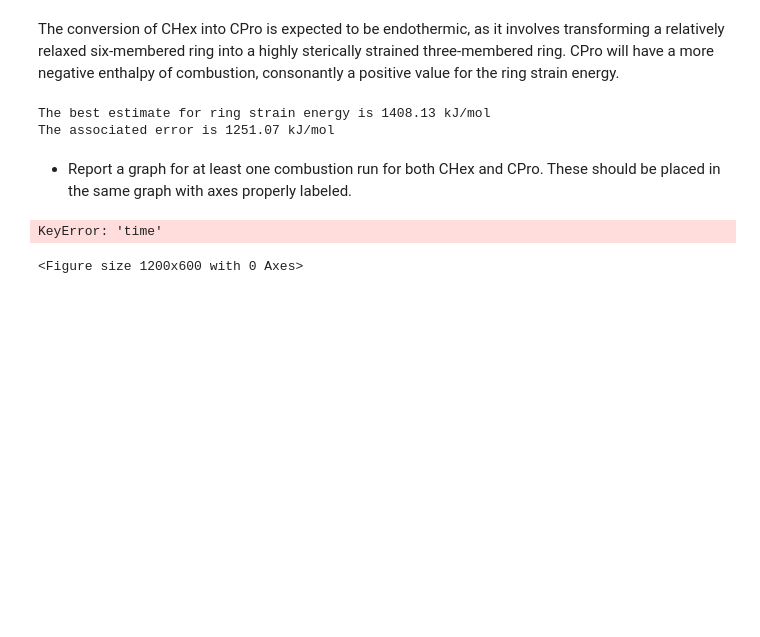
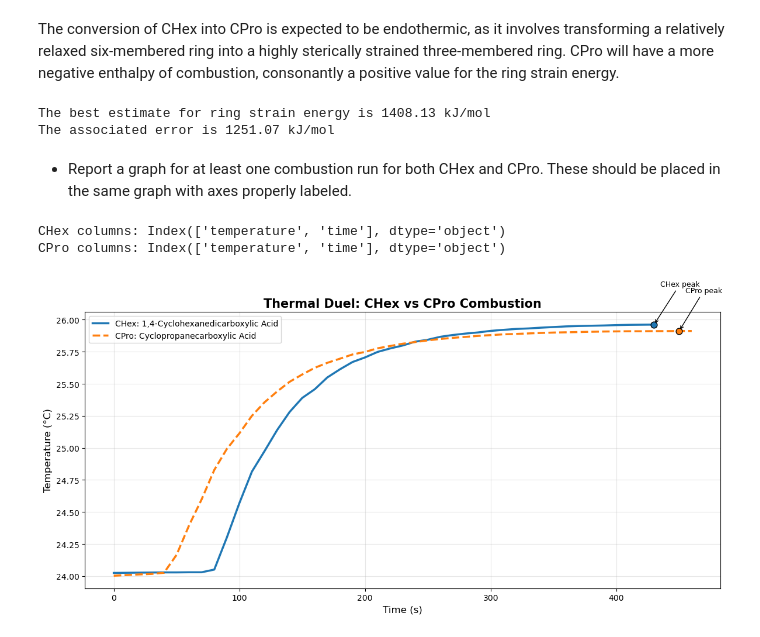
Before and after one commit to DavidShreve/PChemLab, a Jupyter notebook: Bomb_Worksheet.ipynb, the cells around one changed output. Cells and saved outputs as stored; diff of their text form; code cells hidden in the pictures; blank space fills up the shorter version.

```diff
--- a/Bomb_Worksheet.ipynb
+++ b/Bomb_Worksheet.ipynb
@@ -515,9 +515,21 @@ The associated error is 1251.07 kJ/mol
 # %% [markdown]
 * Report a graph for at least one combustion run for both CHex and CPro. These should be placed in the same graph with axes properly labeled.
 # %%
+# Extract dataframes from file dictionaries
+chex_data = chex_file1['data']
+cpro_data = cpro_file1['data']
+
+# Clean and normalize column names
+chex_data.columns = chex_data.columns.str.strip().str.lower()
+cpro_data.columns = cpro_data.columns.str.strip().str.lower()
+
+# Optional: confirm column names are correct
+print("CHex columns:", chex_data.columns)
+print("CPro columns:", cpro_data.columns)
+
+# Plot
 plt.figure(figsize=(12, 6))
 
-# Plot with color, style, and thickness
 plt.plot(chex_data['time'], chex_data['temperature'],
          label='CHex: 1,4-Cyclohexanedicarboxylic Acid',
          linewidth=2.5, color='#1f77b4')
@@ -525,41 +537,40 @@ plt.plot(chex_data['time'], chex_data['temperature'],
 plt.plot(cpro_data['time'], cpro_data['temperature'],
          label='CPro: Cyclopropanecarboxylic Acid',
          linewidth=2.5, linestyle='--', color='#ff7f0e')
 
-# Highlight key points
+# Highlight peak points
 chex_max_idx = chex_data['temperature'].idxmax()
 cpro_max_idx = cpro_data['temperature'].idxmax()
 
 plt.scatter(chex_data['time'][chex_max_idx], chex_data['temperature'][chex_max_idx],
             color='#1f77b4', s=60, edgecolor='black', zorder=5)
+
 plt.scatter(cpro_data['time'][cpro_max_idx], cpro_data['temperature'][cpro_max_idx],
             color='#ff7f0e', s=60, edgecolor='black', zorder=5)
 
-# Add annotations
+# Annotations
 plt.annotate('CHex peak',
              xy=(chex_data['time'][chex_max_idx], chex_data['temperature'][chex_max_idx]),
              xytext=(chex_data['time'][chex_max_idx]+5, chex_data['temperature'][chex_max_idx]+0.3),
              arrowprops=dict(facecolor='#1f77b4', arrowstyle='->'), fontsize=9)
 
 plt.annotate('CPro peak',
              xy=(cpro_data['time'][cpro_max_idx], cpro_data['temperature'][cpro_max_idx]),
              xytext=(cpro_data['time'][cpro_max_idx]+5, cpro_data['temperature'][cpro_max_idx]+0.3),
              arrowprops=dict(facecolor='#ff7f0e', arrowstyle='->'), fontsize=9)
 
-# Labeling
+# Labels and formatting
 plt.xlabel('Time (s)', fontsize=12)
 plt.ylabel('Temperature (°C)', fontsize=12)
 plt.title('Thermal Duel: CHex vs CPro Combustion', fontsize=15, weight='bold')
 plt.legend(frameon=True, fontsize=10)
 plt.grid(alpha=0.3)
-
-# Aesthetic polish
-plt.tick_params(axis='both', which='major', labelsize=10)
 plt.tight_layout()
 plt.show()
 # %% [output]
-KeyError: 'time'
+CHex columns: Index(['temperature', 'time'], dtype='object')
+CPro columns: Index(['temperature', 'time'], dtype='object')
-<Figure size 1200x600 with 0 Axes>
+[figure, added]
 # %%
 # This cell is used to allow Google Colab to install the tools to convert the notebook to a pdf file
 # Un-comment the following lines when you are ready to export the pdf
```
